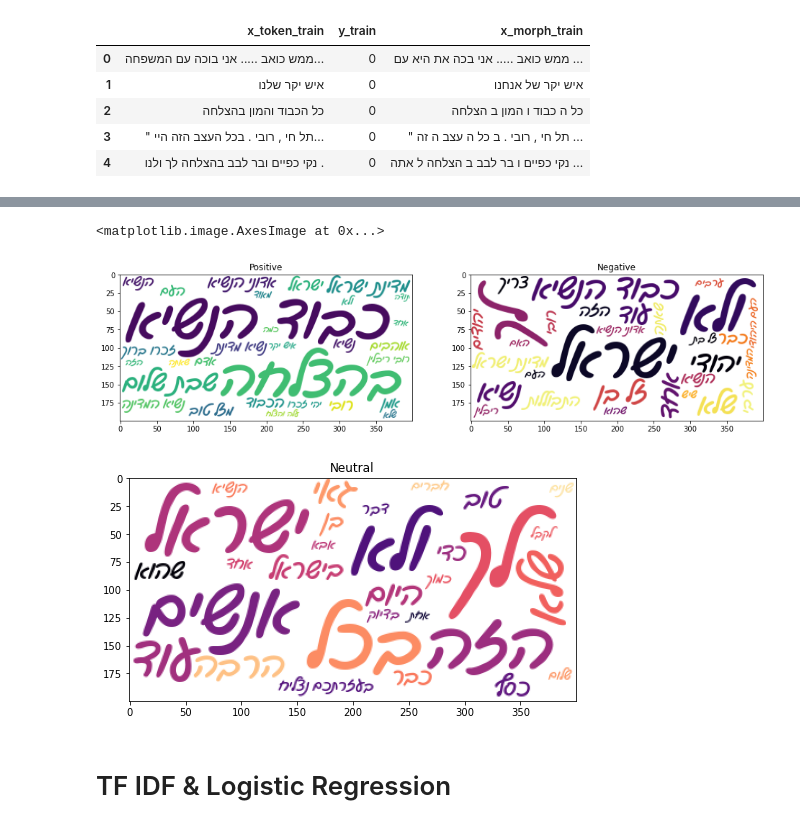
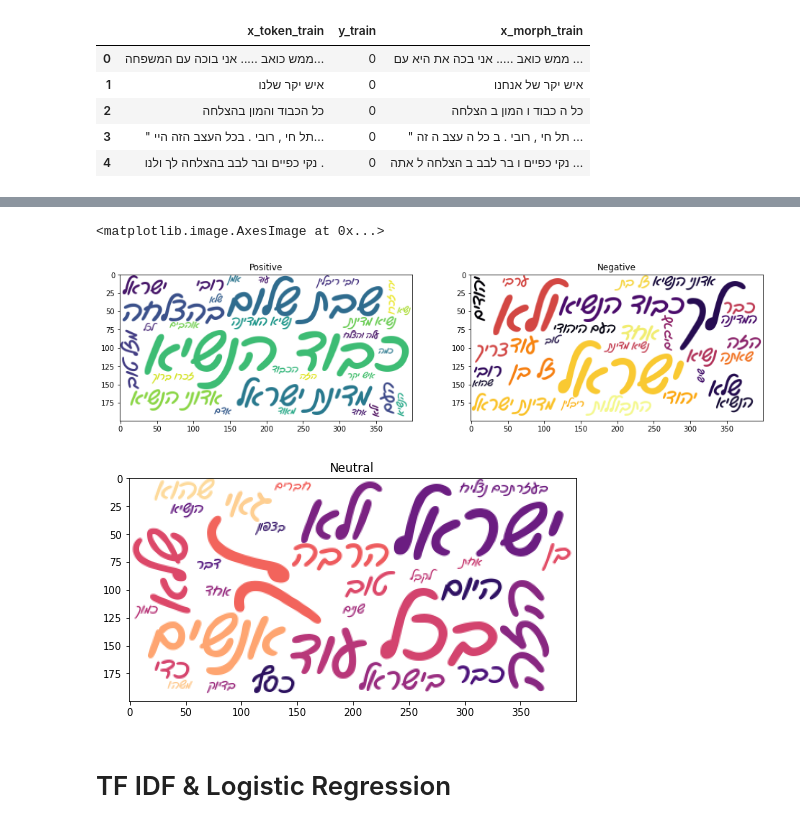
Before and after one commit to wzeyal/DataScience, a Jupyter notebook: DS_Training/NLP/Sentiment_Analysis.ipynb, the cells around one changed output, grey strips where cells are left out. Saved outputs shown, nothing was run; the diff lists cells and outputs as text; code cells hidden in the pictures.

```diff
--- a/DS_Training/NLP/Sentiment_Analysis.ipynb
+++ b/DS_Training/NLP/Sentiment_Analysis.ipynb
@@ -171,13 +201,17 @@ def remove_html(text):
     html = re.compile(r"<.*?>")
     return html.sub(r"", text)
 
+def keep_only_heb(p_text):
+    CHARS_PATTERN = re.compile(r"""[^אבגדהוזחטיכלמנסעפצקרשתןףץםך'\- "]""")
+    return CHARS_PATTERN.sub('', p_text)
+
 def remove_punct(text):
     table = str.maketrans("", "", string.punctuation)
     return text.translate(table)
 
-#def remove_stopwords(text):
-#   text = [word.lower() for word in text.split() if word.lower() not in stop]
-#    return " ".join(text)
+def remove_stopwords(text):
+    text = [word.lower() for word in text.split() if word.lower() not in stop_words]
+    return " ".join(text)
 
 def remove_emoji(string):
     emoji_pattern = re.compile(
@@ -194,7 +228,17 @@ def remove_emoji(string):
     return emoji_pattern.sub(r"", string)
 # %%
 # adding a clean token column
-train_df["clean_token"] = train_df.x_token_train.map(lambda x: remove_URL(x))
-train_df["clean_token"] = train_df.x_token_train.map(lambda x: remove_html(x))
-train_df["clean_token"] = train_df.x_token_train.map(lambda x: remove_emoji(x))
-train_df["clean_token"] = train_df.x_token_train.map(lambda x: remove_punct(x))
+stop_words =[]
+with open('hebrew_stop_words.json', 'r', encoding="utf8") as f:
+    stop_words = json.load(f)
+
+# use get_display to convert the hebrew stop words, so the word cloud won't be reversed
+bd_hsw = get_display(" ".join(stop_words)).split(" ")
+
+train_df["clean_token"] = train_df.x_token_train.map(lambda x: keep_only_heb(x))
+train_df["clean_token"] = train_df.clean_token.map(lambda x: remove_URL(x))
+train_df["clean_token"] = train_df.clean_token.map(lambda x: remove_html(x))
+train_df["clean_token"] = train_df.clean_token.map(lambda x: remove_emoji(x))
+train_df["clean_token"] = train_df.clean_token.map(lambda x: remove_punct(x))
+train_df["clean_token"] = train_df.clean_token.map(lambda x: remove_stopwords(x))
+train_df["len_clean"] = train_df.clean_token.map(lambda x: len((x)))
@@ -200,0 +262,2 @@ train_df["clean_token"] = train_df.x_token_train.map(lambda x: remove_punct(x))
+# %%
+train_df = train_df[train_df.len_clean > 10]
@@ -214,43 +279,40 @@ all_positive_wc = WordCloud(
     colormap='viridis',
     font_path='Fonts/GveretLevinAlefAlefAlef-Regular.ttf',
     background_color="white",
-    stopwords=bd_hsw,
     max_words=30,
     max_font_size=80).generate(get_display(" ".join(train_df[train_df.y_train==0].clean_token)))
 
 all_negative_wc = WordCloud(
     colormap='inferno',
     font_path='Fonts/GveretLevinAlefAlefAlef-Regular.ttf',
     background_color="white",
-    stopwords=bd_hsw,
     max_words=30,
     max_font_size=80).generate(get_display(" ".join(train_df[train_df.y_train==1].clean_token)))
 
 all_neutral_wc = WordCloud(
     colormap='magma',
     font_path='Fonts/GveretLevinAlefAlefAlef-Regular.ttf',
     background_color="white",
-    stopwords=bd_hsw,
     max_words=30,
     max_font_size=80).generate(get_display(" ".join(train_df[train_df.y_train==2].clean_token)))
 
 plt.figure(1, figsize=(16, 8))
 
 plt.subplot(1, 2, 1)
 plt.title("Positive")
 plt.imshow(all_positive_wc)
 
 plt.subplot(1, 2, 2)
 plt.title("Negative")
 plt.imshow(all_negative_wc)
 
 plt.figure(2, figsize=(8, 8))
 plt.title("Neutral")
 plt.imshow(all_neutral_wc)
 # %% [output]
 <matplotlib.image.AxesImage at 0x...>
-[figure, old version]
+[figure, new version]
-[figure, old version]
+[figure, new version]
 # %% [markdown]
 # TF IDF & Logistic Regression
 # %%
```
Also changed, not shown: parts of 17 cells of this notebook, 1 other file.
